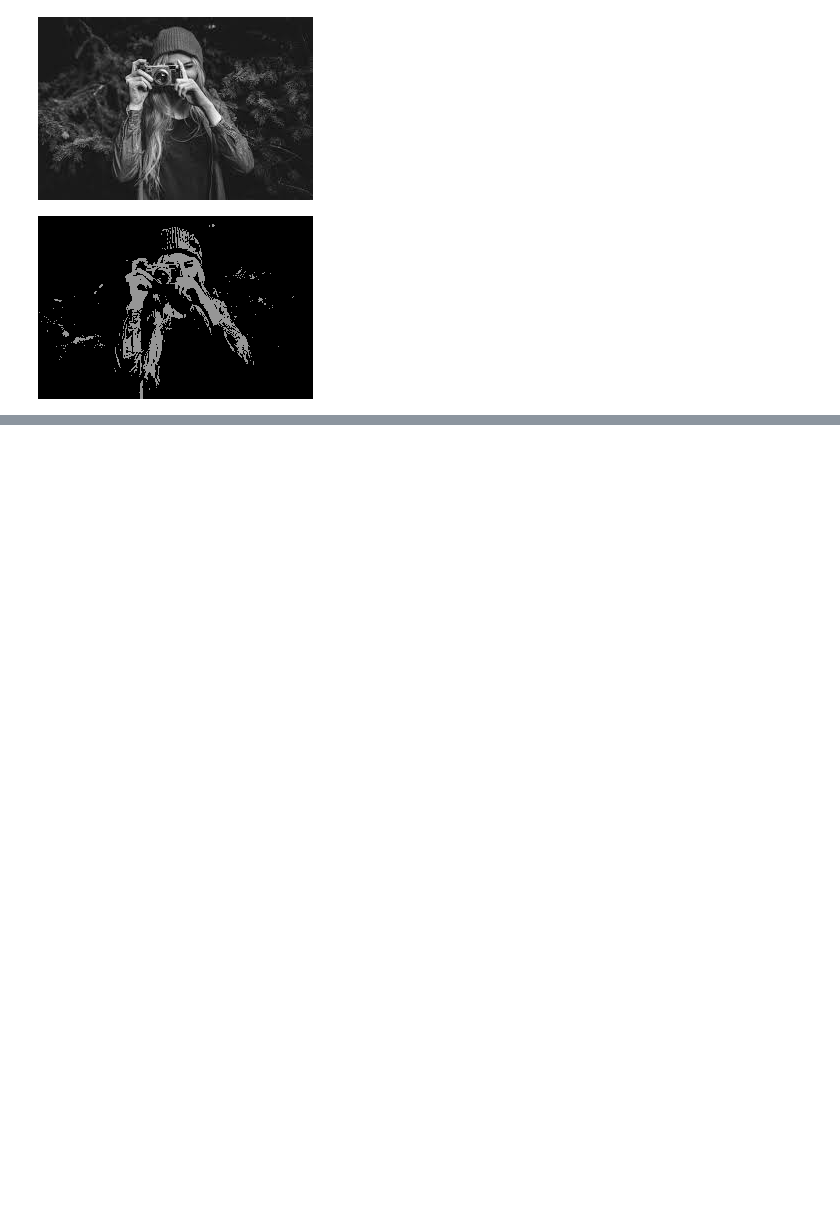
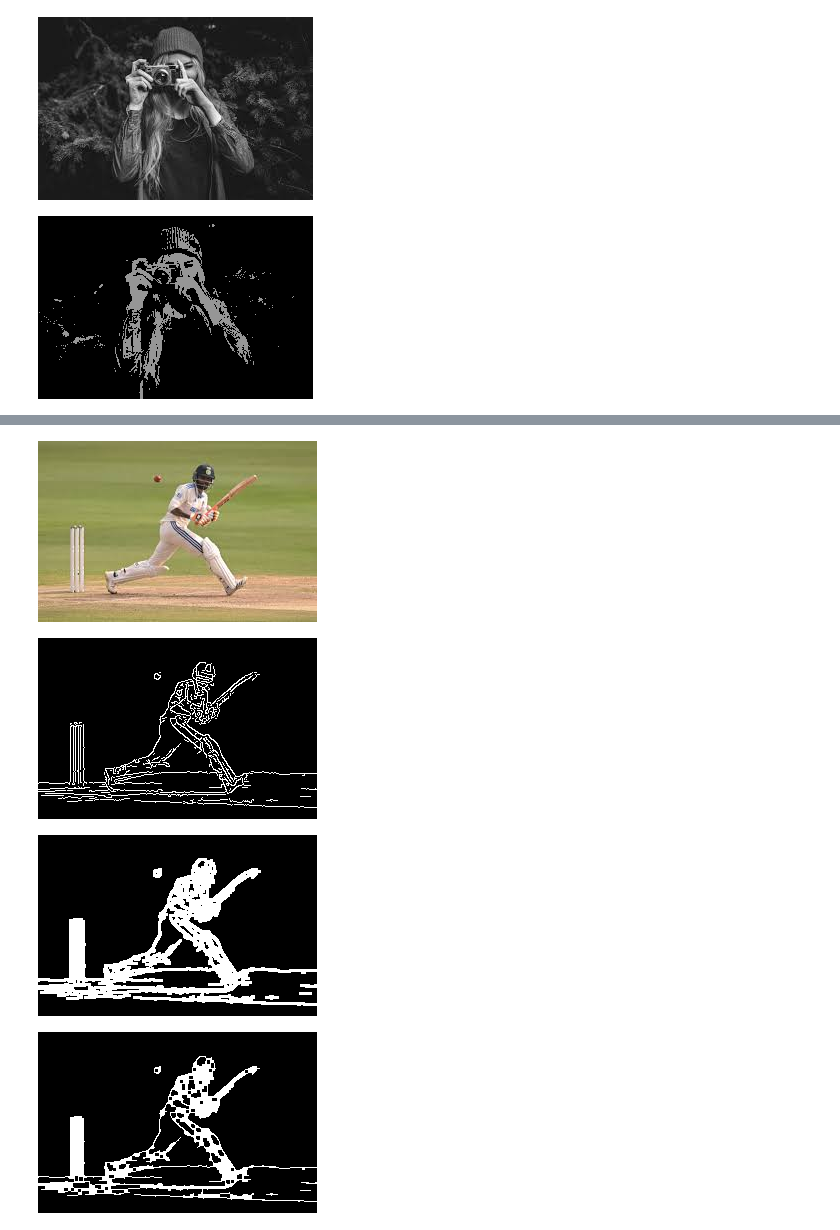
Before and after one commit to keertivardhan747/OpenCV, a Jupyter notebook: opencv.ipynb, the cells around one changed output, grey strips where cells are left out. Drawn from its saved outputs; the diff is of its cells as text; code cells hidden in the pictures; blank space fills up the shorter version.

```diff
--- a/opencv.ipynb
+++ b/opencv.ipynb
@@ -178,0 +226,18 @@ else:
+# %%
+import os
+import cv2
+from google.colab.patches import cv2_imshow # Corrected import
+import numpy as np # Import numpy
+img = cv2.imread(os.path.join('.','data','/content/cricket.jpg'))
+img_edge = cv2.Canny(img, 100, 200)
+img_edge_dilated = cv2.dilate(img_edge, np.ones((3,3), np.uint8)) # Removed extra ')' and specified dtype as np.uint8
+img_edge_erode = cv2.erode(img_edge_dilated, np.ones((3,3), np.uint8))
+cv2_imshow((img))
+cv2_imshow((img_edge))
+cv2_imshow((img_edge_dilated))
+cv2_imshow((img_edge_erode))
+# %% [output]
+[figure, added]
+[figure, added]
+[figure, added]
+[figure, added]
```
Also changed, not shown: parts of 6 cells of this notebook.
